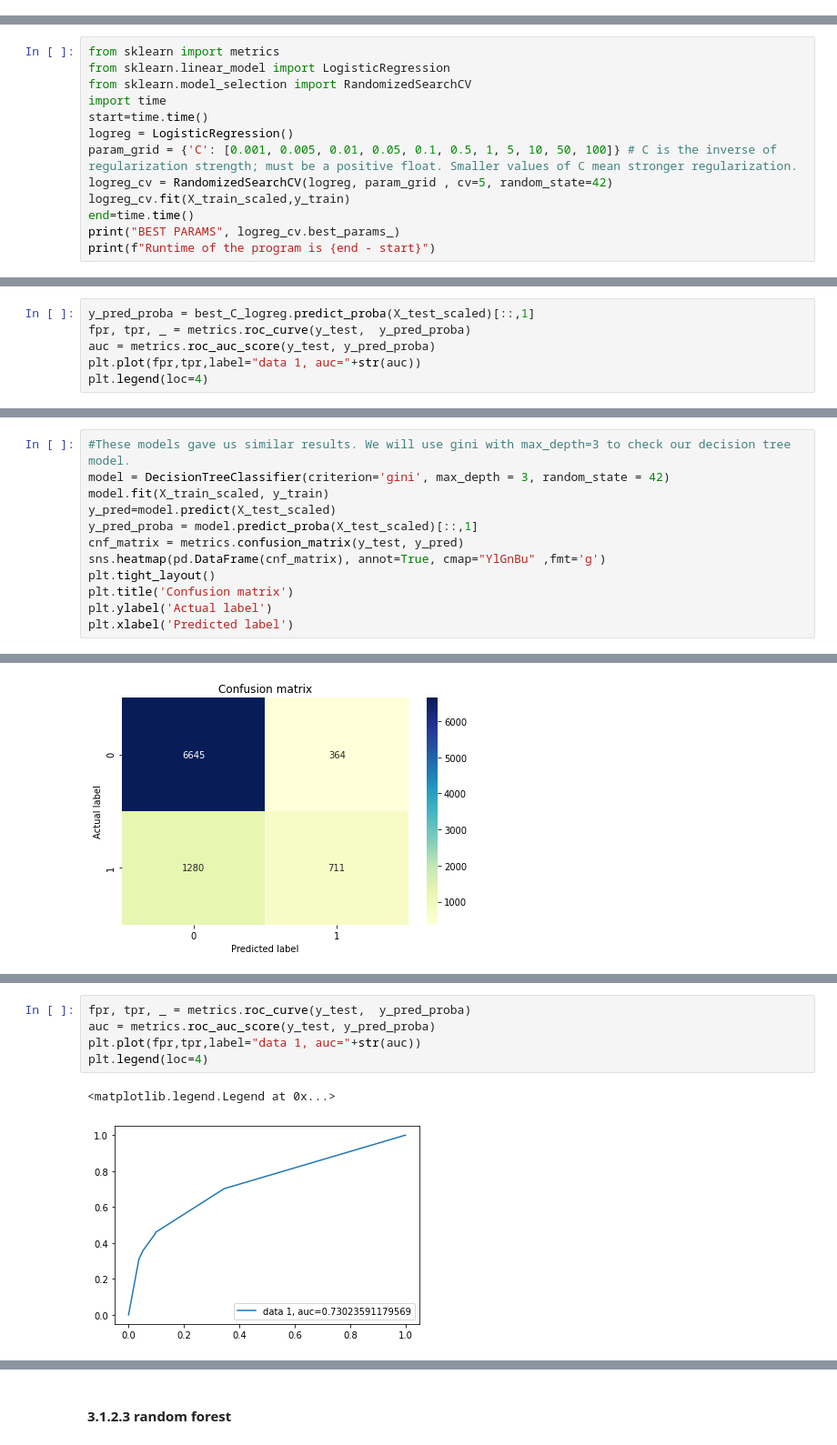
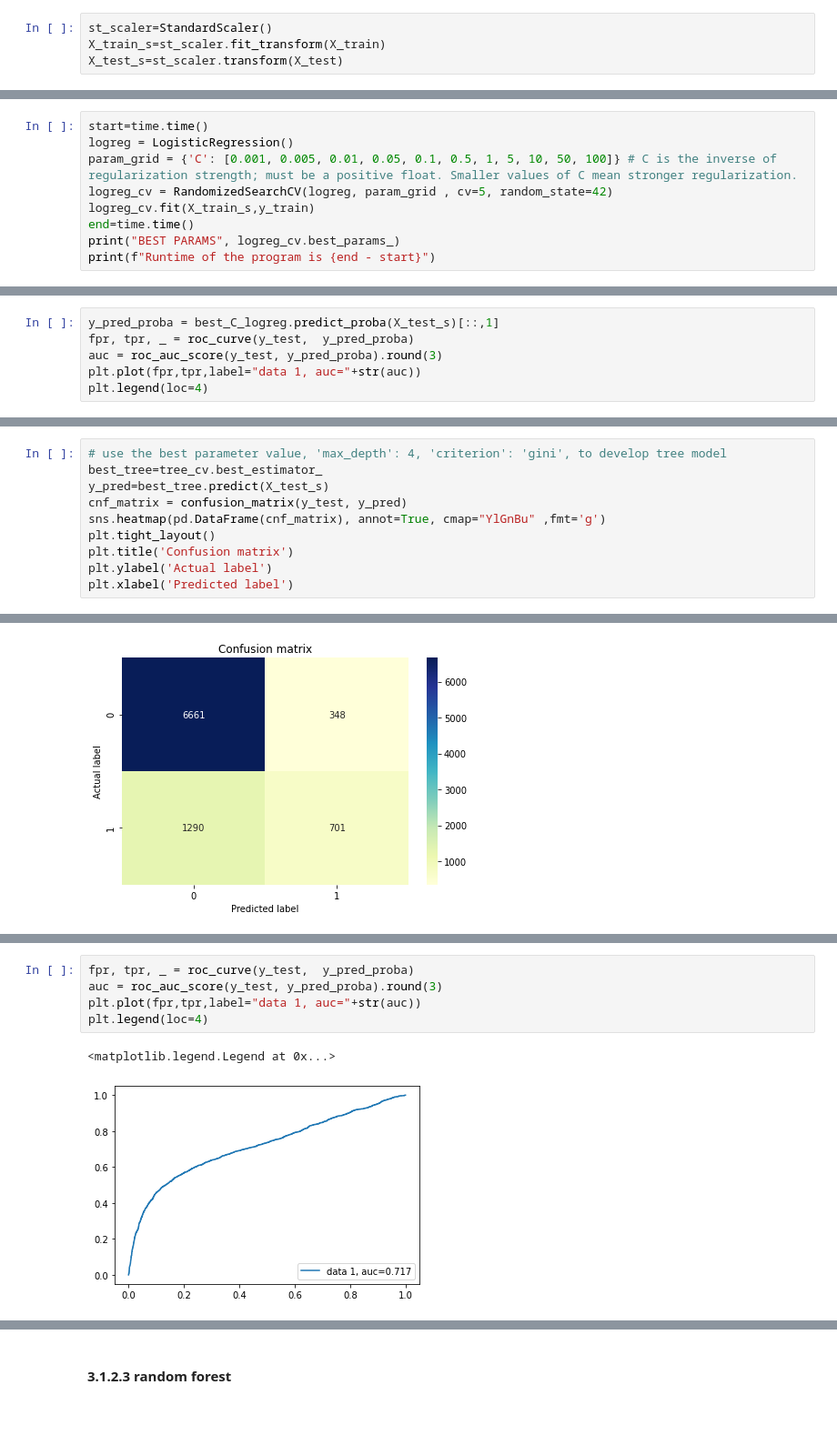
Before and after one commit to Lina-statistics/Capstone_project_Spring_Board, a Jupyter notebook: credit_card_default/modeling.ipynb, the cells around one changed output, grey strips where cells are left out. Shown at 91% size. Drawn from its saved outputs; the diff is of its cells as text; blank space fills up the shorter version.

Commit message:
update modeling

```diff
--- a/credit_card_default/modeling.ipynb
+++ b/credit_card_default/modeling.ipynb
@@ -68,2 +56,6 @@ X_test_scaled = scaler.fit_transform(X_test)
+# %%
+st_scaler=StandardScaler()
+X_train_s=st_scaler.fit_transform(X_train)
+X_test_s=st_scaler.transform(X_test)
 # %% [markdown]
 ### 3.1.2 model development
@@ -77,13 +67,9 @@ Binary logistic regression is the simplest classification algorithms. But it can
 # %%
-from sklearn import metrics
-from sklearn.linear_model import LogisticRegression
-from sklearn.model_selection import RandomizedSearchCV
-import time
 start=time.time()
 logreg = LogisticRegression()
 param_grid = {'C': [0.001, 0.005, 0.01, 0.05, 0.1, 0.5, 1, 5, 10, 50, 100]} # C is the inverse of regularization strength; must be a positive float. Smaller values of C mean stronger regularization.
 logreg_cv = RandomizedSearchCV(logreg, param_grid , cv=5, random_state=42)
-logreg_cv.fit(X_train_scaled,y_train)
+logreg_cv.fit(X_train_s,y_train)
 end=time.time()
 print("BEST PARAMS", logreg_cv.best_params_)
 print(f"Runtime of the program is {end - start}")
@@ -114,7 +100,7 @@ Recall: 0.23807132094424913
 # %%
-y_pred_proba = best_C_logreg.predict_proba(X_test_scaled)[::,1]
-fpr, tpr, _ = metrics.roc_curve(y_test,  y_pred_proba)
-auc = metrics.roc_auc_score(y_test, y_pred_proba)
+y_pred_proba = best_C_logreg.predict_proba(X_test_s)[::,1]
+fpr, tpr, _ = roc_curve(y_test,  y_pred_proba)
+auc = roc_auc_score(y_test, y_pred_proba).round(3)
 plt.plot(fpr,tpr,label="data 1, auc="+str(auc))
 plt.legend(loc=4)
 # %% [output]
@@ -188,10 +136,8 @@ tree_optimization('entropy', 5)
 # %%
-#These models gave us similar results. We will use gini with max_depth=3 to check our decision tree model.
-model = DecisionTreeClassifier(criterion='gini', max_depth = 3, random_state = 42)
-model.fit(X_train_scaled, y_train)
-y_pred=model.predict(X_test_scaled)
-y_pred_proba = model.predict_proba(X_test_scaled)[::,1]
-cnf_matrix = metrics.confusion_matrix(y_test, y_pred)
+# use the best parameter value, 'max_depth': 4, 'criterion': 'gini', to develop tree model
+best_tree=tree_cv.best_estimator_
+y_pred=best_tree.predict(X_test_s)
+cnf_matrix = confusion_matrix(y_test, y_pred)
 sns.heatmap(pd.DataFrame(cnf_matrix), annot=True, cmap="YlGnBu" ,fmt='g')
 plt.tight_layout()
 plt.title('Confusion matrix')
@@ -211,10 +157,10 @@ Recall: 0.3571069814163737
 # %%
-fpr, tpr, _ = metrics.roc_curve(y_test,  y_pred_proba)
-auc = metrics.roc_auc_score(y_test, y_pred_proba)
+fpr, tpr, _ = roc_curve(y_test,  y_pred_proba)
+auc = roc_auc_score(y_test, y_pred_proba).round(3)
 plt.plot(fpr,tpr,label="data 1, auc="+str(auc))
 plt.legend(loc=4)
 # %% [output]
 <matplotlib.legend.Legend at 0x...>
-[figure, old version]
+[figure, new version]
 # %%
 #Let's check the importance of features in this model
```
Also changed, not shown: parts of 63 cells of this notebook.
